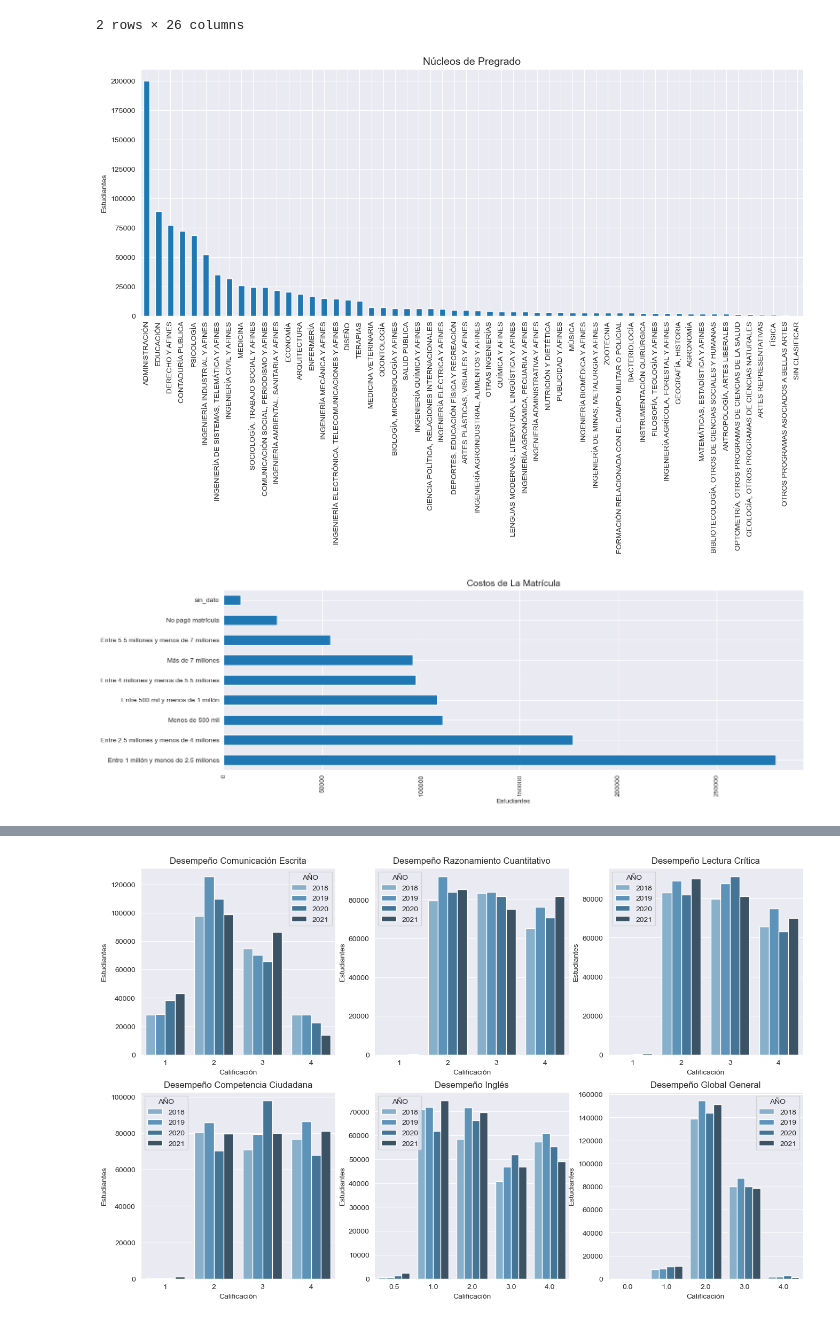
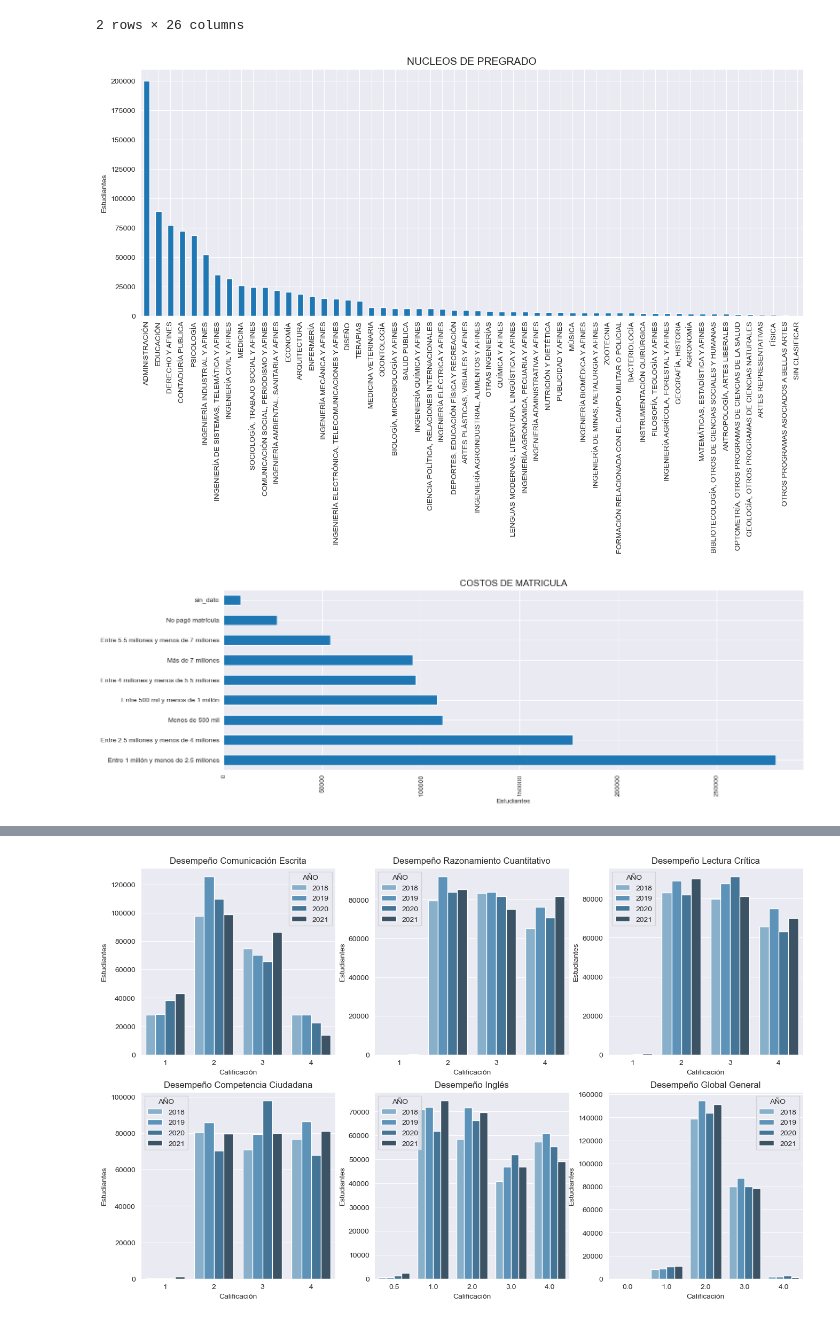
Before and after one commit to jospinoponce/PruebasSaberPro_Colombia, a Jupyter notebook: report_EDA.ipynb, the cells around one changed output, grey strips where cells are left out. Cells and saved outputs as stored; diff of their text form; code cells hidden in the pictures.

```diff
--- a/report_EDA.ipynb
+++ b/report_EDA.ipynb
@@ -277,20 +277,20 @@ estu_cat = estudiantes.select_dtypes('O')
 # %%
 # Programas académicos
 
 f, ax = plt.subplots(nrows = 1, ncols = 1, figsize = (16, 6))
-estu_cat['ESTU_NUCLEO_PREGRADO'].value_counts().plot.bar(rot=0,)
+estu_cat['ESTU_NUCLEO_PREGRADO'].value_counts().plot.bar(rot=0)
 plt.xticks(rotation=90)
 plt.ylabel('Estudiantes')
-plt.title("Núcleos de Pregrado", fontsize = 14, )
+plt.title("NUCLEOS DE PREGRADO", fontsize = 14 )
 
 # Costos de matrícula
 
 f, ax = plt.subplots(nrows = 1, ncols = 1, figsize = (16, 5))
-estu_cat['ESTU_VALORMATRICULAUNIVERSIDAD'].value_counts().plot.barh (rot=0,)
+estu_cat['ESTU_VALORMATRICULAUNIVERSIDAD'].value_counts().plot.barh (rot=0)
 plt.xticks(rotation=90)
 plt.xlabel('Estudiantes')
-plt.title("Costos de La Matrícula", fontsize = 14, )
+plt.title("COSTOS DE MATRICULA", fontsize = 14)
 plt.show()
 # %% [output]
-[figure, old version]
+[figure, new version]
 [figure]
```
Also changed, not shown: parts of 3 cells of this notebook, 1 other file.
